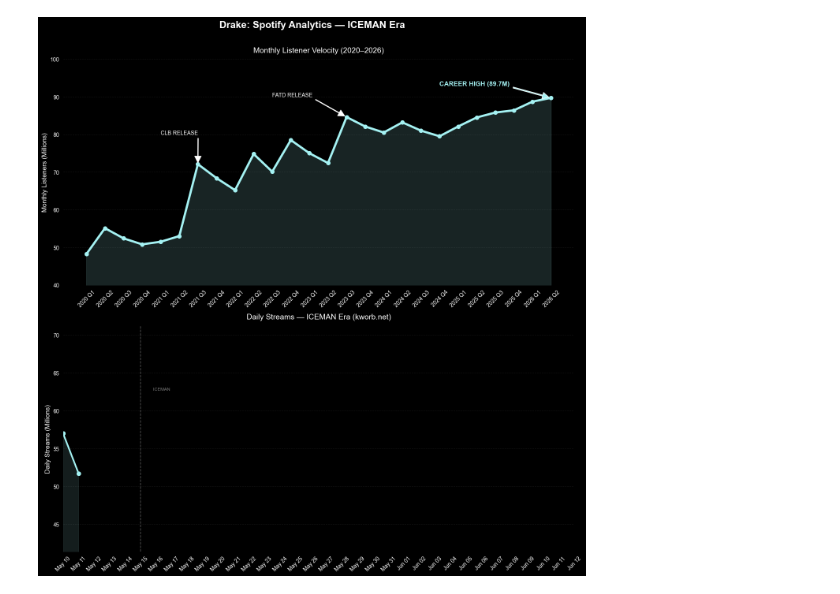
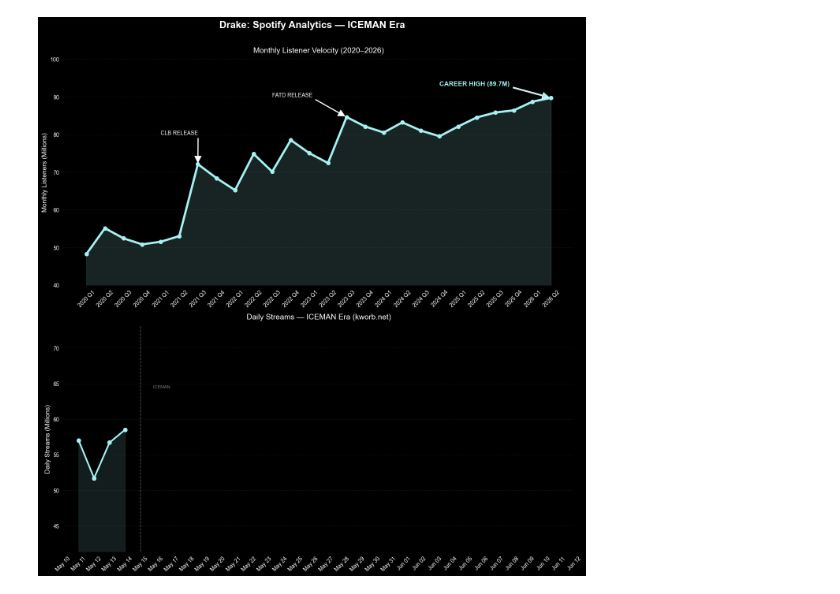
Before and after one commit to john15young/Spotify-First-Week-Streaming-Predictor, a Jupyter notebook: Drake Spotify Monthly Listeners.ipynb, the cells around one changed output. Drawn from its saved outputs; the diff is of its cells as text; code cells hidden in the pictures.

```diff
--- a/Drake Spotify Monthly Listeners.ipynb
+++ b/Drake Spotify Monthly Listeners.ipynb
@@ -27,8 +27,8 @@ listener_data = {
 
 # kworb.net/spotify/artists.html → "Daily" column, logged each morning in millions
 stream_data = {
-    'Date':    ['2026-05-10', '2026-05-11'],
-    'Streams': [57.0, 51.7]
+    'Date':    ['2026-05-11', '2026-05-12', '2026-05-13', '2026-05-14'],
+    'Streams': [57.0, 51.7, 56.7, 58.5]
 }
 
 # ── CONFIG ────────────────────────────────────────────────────────────────────
@@ -112,31 +112,31 @@ if has_streams:
                      arrowprops=dict(facecolor=ICEMAN_BLUE, shrink=0.05, width=2),
                      fontsize=11, fontweight='bold', color=ICEMAN_BLUE)
 
     pre_avg  = pre['Streams'].mean()  if not pre.empty  else 0
     post_avg = post['Streams'].mean() if not post.empty else 0
     if pre_avg and post_avg:
         pct = (post_avg - pre_avg) / pre_avg * 100
         ax2.text(0.02, 0.97, f"Pre avg:   {pre_avg:.1f}M/day\nPost avg:  {post_avg:.1f}M/day\nChange:  {pct:+.1f}%",
                  transform=ax2.transAxes, fontsize=9, verticalalignment='top',
                  family='monospace', color='white',
                  bbox=dict(boxstyle='round', facecolor='#111', alpha=0.8,
                            edgecolor=ICEMAN_BLUE, linewidth=0.8))
 
     y_min = df_s['Streams'].min() * 0.8
     y_max = df_s['Streams'].max() * 1.25
     ax2.set_ylim(y_min, y_max)
 
     add_release_line(ax2)
     set_date_axis(ax2)
 else:
     empty_chart(ax2, 'No stream data yet\nAdd dates + streams to stream_data above')
     ax2.set_ylim(0, 60)
 
 ax2.set_title("Daily Streams — ICEMAN Era (kworb.net)", fontsize=14, pad=12)
 ax2.set_ylabel("Daily Streams (Millions)", fontsize=12)
 clean_ax(ax2)
 
 plt.tight_layout()
 plt.show()
 # %% [output]
-[figure, old version]
+[figure, new version]
```
